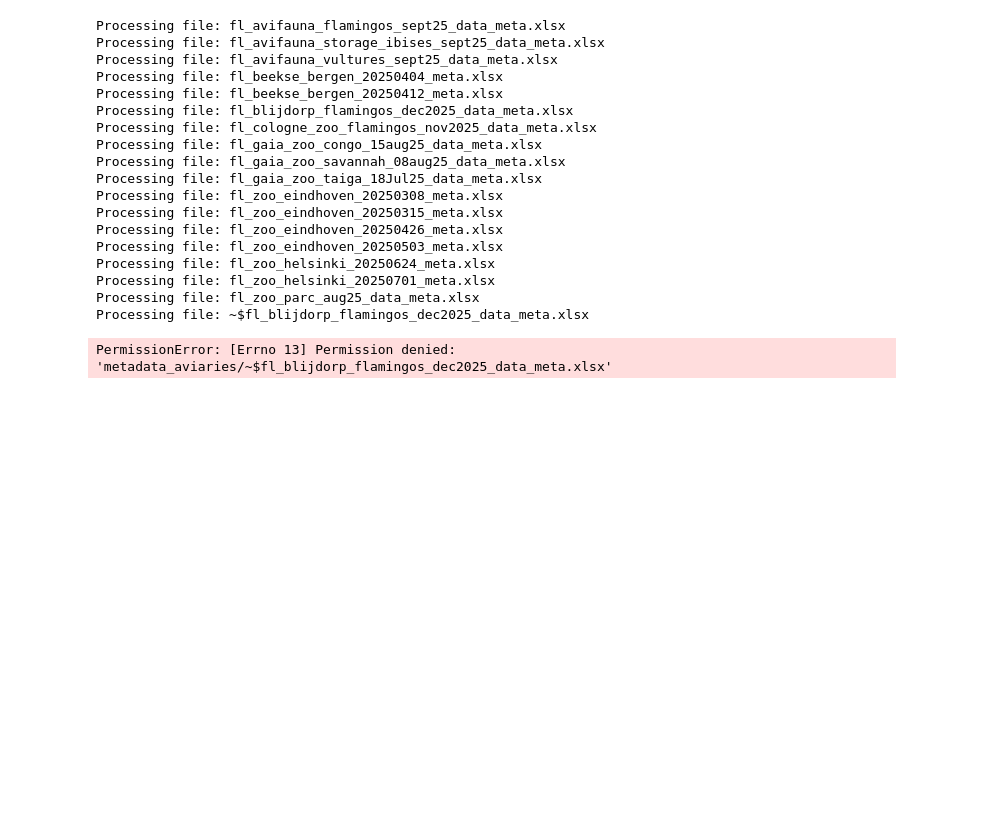
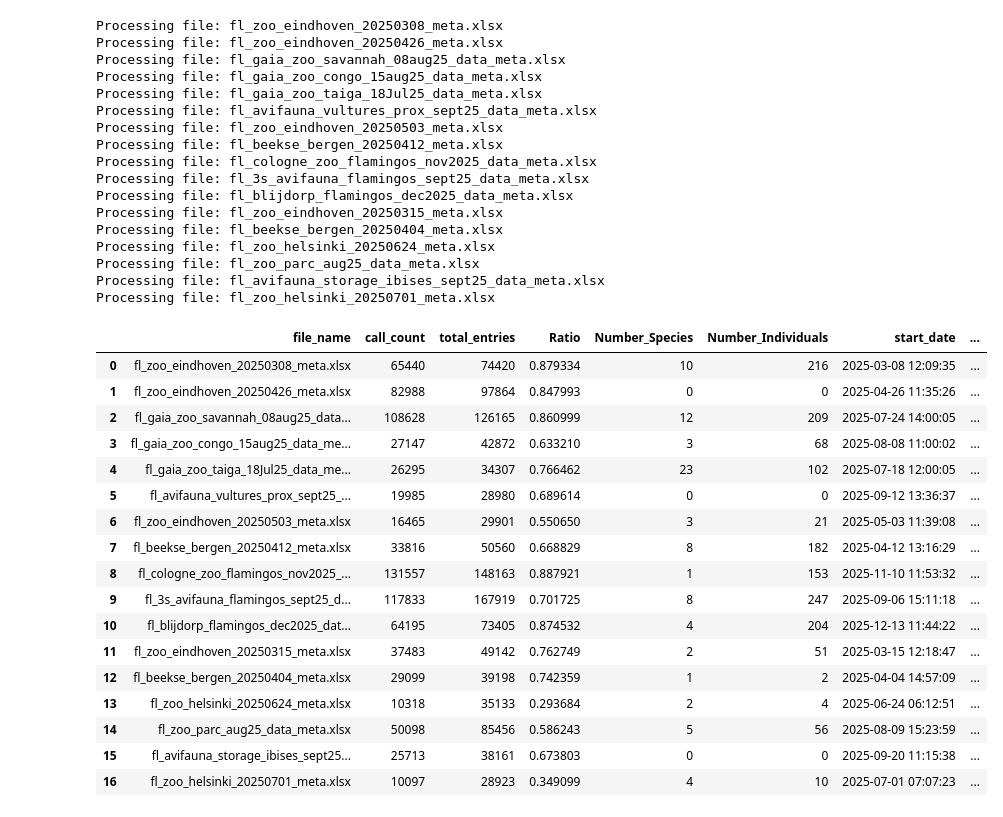
Before and after one commit to IonasDKE/Bird-Call-Type-Analysis, a Jupyter notebook: Aviary_EDA.ipynb, the cells around one changed output. Cells and saved outputs as stored; diff of their text form; code cells hidden in the pictures; blank space fills up the shorter version.

```diff
--- a/Aviary_EDA.ipynb
+++ b/Aviary_EDA.ipynb
@@ -52,71 +52,77 @@ combined_df
 # We don't have all the metadata files, so we can't get the info for all aviaries in the cell above
 
 aviaries_metadata = [f for f in os.listdir(metadata_path) if f.endswith('.xlsx')]
-EDA_df = pd.DataFrame(columns=["file_name", "call_count", "total_entries", "Ratio", "Number_Species", "Number_Individuals", "start_date", "end_date", "Duration_days"])
+EDA_df = pd.DataFrame(columns=["file_name", "call_count", "total_entries", "Ratio", "Number_Species", "Number_Individuals", "start_date", "end_date", "Duration_days", "Unique_days"])
 
 for file in aviaries_metadata:
+    print(f"Processing file: {file}")
+
     try:
-        print(f"Processing file: {file}")
         df = pd.read_excel(metadata_path + file)
 
         call_count = df["fusion_model_prediction"].notnull().sum()
 
         number_species = combined_df[combined_df["Metadata_filename"] == file]["Number of Species"].iloc[0] if file in combined_df["Metadata_filename"].values else 0
         number_individuals = combined_df[combined_df["Metadata_filename"] == file]["Number of Individuals"].iloc[0] if file in combined_df["Metadata_filename"].values else 0
 
         start_date = df["datetime"].min()
         end_date = df["datetime"].max()
+        unique_days = df["datetime"].dt.date.nunique()
 
         new_row = {
             "file_name": file,
             "call_count": call_count,
             "total_entries": len(df),
             "Ratio": call_count / len(df),
             "Number_Species": number_species,
             "Number_Individuals": number_individuals,
             "start_date": start_date,
             "end_date": end_date,
-            "Duration_days": (end_date - start_date).days
-        }
-
-        EDA_df.loc[len(EDA_df)] = new_row
-    except Exception as e:
-        print(f"Error processing file {file}: {e}")
-
-        new_row = {
-            "file_name": file,
-            "call_count": None,
-            "total_entries": None,
-            "Ratio": None,
-            "Number_Species": None,
-            "Number_Individuals": None,
-            "start_date": None,
-            "end_date": None,
-            "Duration_days": None
+            "Duration_days": (end_date - start_date).days,
+            "Unique_days": unique_days
         }
 
         EDA_df.loc[len(EDA_df)] = new_row
 
+    except Exception as e:
+        print(f"Error processing file {file}: {e}")
+
 EDA_df
 # %% [output]
-Processing file: fl_avifauna_flamingos_sept25_data_meta.xlsx
+Processing file: fl_zoo_eindhoven_20250308_meta.xlsx
+Processing file: fl_zoo_eindhoven_20250426_meta.xlsx
+Processing file: fl_gaia_zoo_savannah_08aug25_data_meta.xlsx
+Processing file: fl_gaia_zoo_congo_15aug25_data_meta.xlsx
+Processing file: fl_gaia_zoo_taiga_18Jul25_data_meta.xlsx
+Processing file: fl_avifauna_vultures_prox_sept25_data_meta.xlsx
+Processing file: fl_zoo_eindhoven_20250503_meta.xlsx
+Processing file: fl_beekse_bergen_20250412_meta.xlsx
+Processing file: fl_cologne_zoo_flamingos_nov2025_data_meta.xlsx
+Processing file: fl_3s_avifauna_flamingos_sept25_data_meta.xlsx
+Processing file: fl_blijdorp_flamingos_dec2025_data_meta.xlsx
+Processing file: fl_zoo_eindhoven_20250315_meta.xlsx
+Processing file: fl_beekse_bergen_20250404_meta.xlsx
+Processing file: fl_zoo_helsinki_20250624_meta.xlsx
+Processing file: fl_zoo_parc_aug25_data_meta.xlsx
 Processing file: fl_avifauna_storage_ibises_sept25_data_meta.xlsx
-Processing file: fl_avifauna_vultures_sept25_data_meta.xlsx
-Processing file: fl_beekse_bergen_20250404_meta.xlsx
-Processing file: fl_beekse_bergen_20250412_meta.xlsx
-Processing file: fl_blijdorp_flamingos_dec2025_data_meta.xlsx
-Processing file: fl_cologne_zoo_flamingos_nov2025_data_meta.xlsx
-Processing file: fl_gaia_zoo_congo_15aug25_data_meta.xlsx
-Processing file: fl_gaia_zoo_savannah_08aug25_data_meta.xlsx
-Processing file: fl_gaia_zoo_taiga_18Jul25_data_meta.xlsx
-Processing file: fl_zoo_eindhoven_20250308_meta.xlsx
-Processing file: fl_zoo_eindhoven_20250315_meta.xlsx
-Processing file: fl_zoo_eindhoven_20250426_meta.xlsx
-Processing file: fl_zoo_eindhoven_20250503_meta.xlsx
-Processing file: fl_zoo_helsinki_20250624_meta.xlsx
 Processing file: fl_zoo_helsinki_20250701_meta.xlsx
-Processing file: fl_zoo_parc_aug25_data_meta.xlsx
-Processing file: ~$fl_blijdorp_flamingos_dec2025_data_meta.xlsx
-PermissionError: [Errno 13] Permission denied: 'metadata_aviaries/~$fl_blijdorp_flamingos_dec2025_data_meta.xlsx'
+|  | file_name | call_count | total_entries | Ratio | Number_Species | Number_Individuals | start_date | ... |
+| 0 | fl_zoo_eindhoven_20250308_meta.xlsx | 65440 | 74420 | 0.879334 | 10 | 216 | 2025-03-08 12:09:35 | ... |
+| 1 | fl_zoo_eindhoven_20250426_meta.xlsx | 82988 | 97864 | 0.847993 | 0 | 0 | 2025-04-26 11:35:26 | ... |
+| 2 | fl_gaia_zoo_savannah_08aug25_data... | 108628 | 126165 | 0.860999 | 12 | 209 | 2025-07-24 14:00:05 | ... |
+| 3 | fl_gaia_zoo_congo_15aug25_data_me... | 27147 | 42872 | 0.633210 | 3 | 68 | 2025-08-08 11:00:02 | ... |
+| 4 | fl_gaia_zoo_taiga_18Jul25_data_me... | 26295 | 34307 | 0.766462 | 23 | 102 | 2025-07-18 12:00:05 | ... |
+| 5 | fl_avifauna_vultures_prox_sept25_... | 19985 | 28980 | 0.689614 | 0 | 0 | 2025-09-12 13:36:37 | ... |
+| 6 | fl_zoo_eindhoven_20250503_meta.xlsx | 16465 | 29901 | 0.550650 | 3 | 21 | 2025-05-03 11:39:08 | ... |
+| 7 | fl_beekse_bergen_20250412_meta.xlsx | 33816 | 50560 | 0.668829 | 8 | 182 | 2025-04-12 13:16:29 | ... |
+| 8 | fl_cologne_zoo_flamingos_nov2025_... | 131557 | 148163 | 0.887921 | 1 | 153 | 2025-11-10 11:53:32 | ... |
+| 9 | fl_3s_avifauna_flamingos_sept25_d... | 117833 | 167919 | 0.701725 | 8 | 247 | 2025-09-06 15:11:18 | ... |
+| 10 | fl_blijdorp_flamingos_dec2025_dat... | 64195 | 73405 | 0.874532 | 4 | 204 | 2025-12-13 11:44:22 | ... |
+| 11 | fl_zoo_eindhoven_20250315_meta.xlsx | 37483 | 49142 | 0.762749 | 2 | 51 | 2025-03-15 12:18:47 | ... |
+| 12 | fl_beekse_bergen_20250404_meta.xlsx | 29099 | 39198 | 0.742359 | 1 | 2 | 2025-04-04 14:57:09 | ... |
+| 13 | fl_zoo_helsinki_20250624_meta.xlsx | 10318 | 35133 | 0.293684 | 2 | 4 | 2025-06-24 06:12:51 | ... |
+| 14 | fl_zoo_parc_aug25_data_meta.xlsx | 50098 | 85456 | 0.586243 | 5 | 56 | 2025-08-09 15:23:59 | ... |
+| 15 | fl_avifauna_storage_ibises_sept25... | 25713 | 38161 | 0.673803 | 0 | 0 | 2025-09-20 11:15:38 | ... |
+| 16 | fl_zoo_helsinki_20250701_meta.xlsx | 10097 | 28923 | 0.349099 | 4 | 10 | 2025-07-01 07:07:23 | ... |
 # %%
 EDA_df.to_csv("Aviary_EDA.csv", index=False)
```
Also changed, not shown: parts of 1 cell of this notebook.
